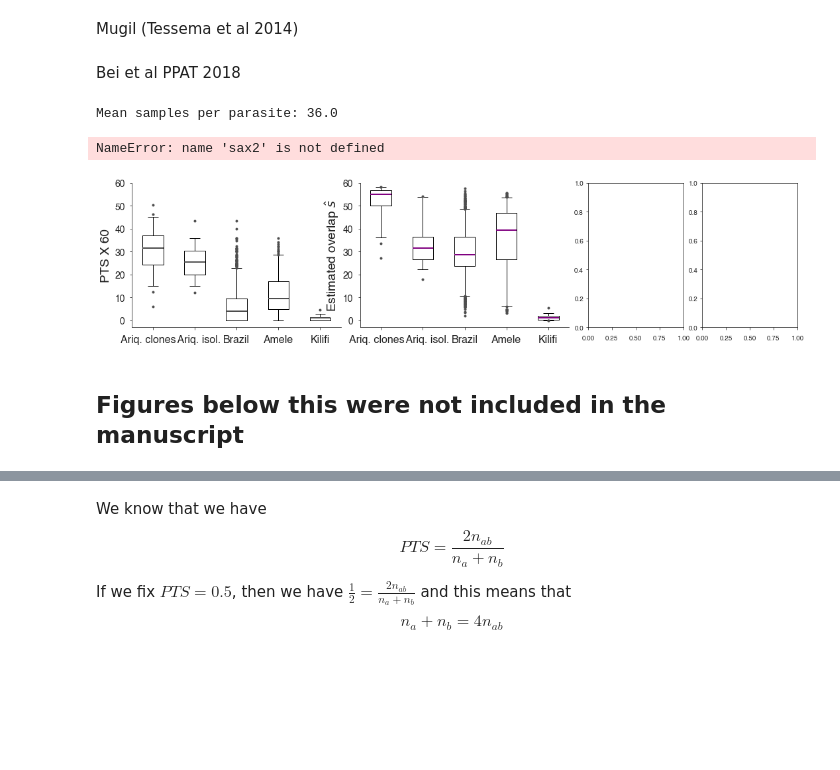
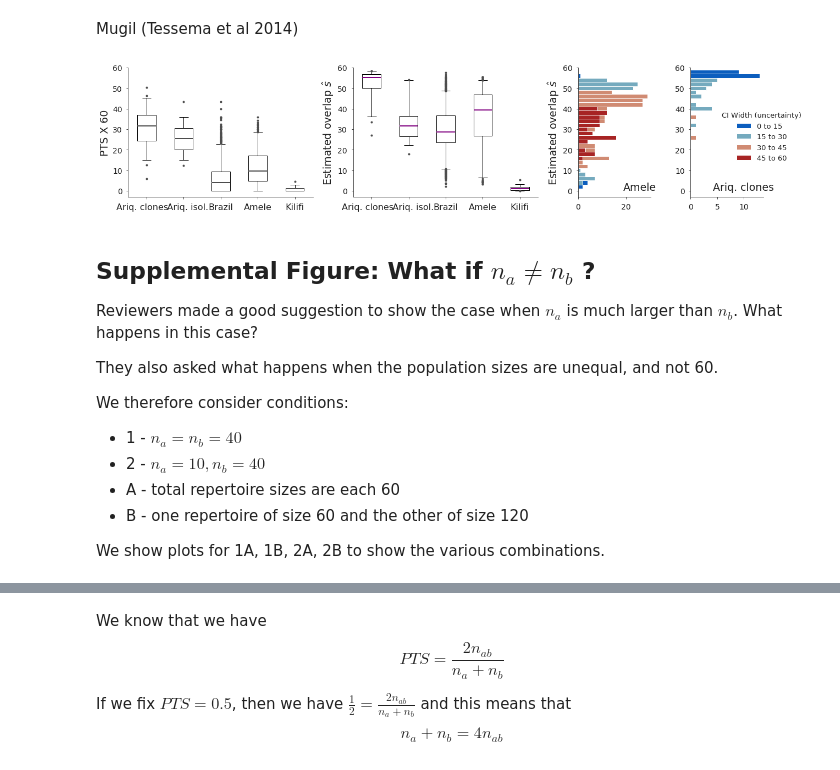
Before and after one commit to dblarremore/BayesianRepertoireOverlap, a Jupyter notebook: manuscriptCalculations.ipynb, the cells around one changed output, grey strips where cells are left out. Cells and saved outputs as stored; diff of their text form; code cells hidden in the pictures; blank space fills up the shorter version.

```diff
--- a/manuscriptCalculations.ipynb
+++ b/manuscriptCalculations.ipynb
@@ -18 +20,3 @@ import matplotlib.patches as patches
+# %%
+isSaveFigures = False
 # %% [markdown]
@@ -272,7 +317,7 @@ for idxa,na in enumerate(nas):
                alpha = 0.7,
               )
     ax.scatter(planted[idxa,:,:],pool*recovered_pts[idxa,:,:],
-               label='PTS',
+               label='S',
                c = [0.2,0.2,0.2],
                marker = 'x',
                s = 20,
@@ -288,5 +333,6 @@ for idxa,na in enumerate(nas):
     ax.xaxis.label.set_size(19)
     ax.text(1, 58, '{} samples'.format(na), fontsize=19,color=clr2[idxa])
     plt.tight_layout()
-plt.savefig('figures/fig3.pdf'.format(na))
+if isSaveFigures:
+    plt.savefig('figures/fig3.pdf'.format(na))
 # %% [output]
@@ -572,27 +622,6 @@ for a in np.arange(n):
 bro["mugil"] = np.array(dummy)
 pts["mugil"] = np.array(dummz)
 lci["mugil"] = np.array(dummp)
-# %% [markdown]
-Bei et al PPAT 2018
-# %%
-dfThies = pd.read_csv('data/bei_ppat.csv')
-n = len(dfThies)-1
-na = np.array(dfThies.loc[n].apply(lambda x: 60 if x>60 else x)).astype(int)
-nab = dfThies.values.astype(int)
-dummy = []
-dummz = []
-dummp = []
-for a in np.arange(n):
-    for b in np.arange(a+1,n-1):
-        dummy.append(shat[na[a],na[b],nab[a,b]])
-        dummz.append(60*2*nab[a,b]/(na[a]+na[b]))
-        dummp.append(lenci(na[a],na[b],nab[a,b]))
-bro["thies"] = np.array(dummy)
-pts["thies"] = np.array(dummz)
-lci["thies"] = np.array(dummp)
-print("Mean samples per parasite: {:.1f}".format(np.mean(na[:n])))
-# %% [output]
-Mean samples per parasite: 36.0
 # %%
 sc = 1
 thr = [61,61,15]
@@ -633,37 +662,49 @@ bxs = [ax8,ax9]
 
 samples = ["ame","ari"]
 names = ["Amele", "Ariq. clones"]
 ds=2
-subs = [sax2,sax3]
+subs = [ax8,ax9]
 for ids,sample in enumerate(samples):
     ax = bxs[ids]
     df = pd.DataFrame(data={"bro":bro[sample], "unc":lci[sample]})
     for idx,b in enumerate(bands):
         h = np.histogram(df.loc[(df["unc"]>b[0]) & (df["unc"]<=b[1]),"bro"].values,
                          bins=(np.arange(0,63,ds)-0.5))[0]
         ax.barh(np.arange(0,61,ds),h,2,color=clr3[idx+1],
                 edgecolor='white',label="{} to {}".format(b[0],b[1]))
     if ids==0:
         finalize(ax,ignoreLegend=True)
     else:
         finalize(ax,ignoreLegend=True)
-        leg = ax.legend(frameon=False,title="CI Width",
+        leg = ax.legend(frameon=False,title="CI Width (uncertainty)",
                         loc=[0.39,0.25],
                         fontsize=13)
         plt.setp(leg.get_title(),fontsize=13)
     ax.yaxis.label.set_size(19)
     ax.xaxis.label.set_size(19)
     ax.set_ylim(ax1.get_ylim())
 
 yscale = ax9.get_ylim()
 ax8.set_ylabel(ax2.get_ylabel())
 ax8.text(0.62*ax8.get_xlim()[1],0.05*(yscale[1]-yscale[0])+yscale[0],"{}".format(names[0]),size=19)
 ax9.text(0.31*ax9.get_xlim()[1],0.05*(yscale[1]-yscale[0])+yscale[0],"{}".format(names[1]),size=19)
 
 fig.tight_layout()
-plt.savefig('figures/fig5.pdf')
+if isSaveFigures:
+    plt.savefig('figures/fig5.pdf')
 # %% [output]
-NameError: name 'sax2' is not defined
-[figure, old version]
+[figure, new version]
-# %% [markdown]
-## Figures below this were not included in the manuscript
+# %% [markdown]
+## Supplemental Figure: What if $n_a \neq n_b$ ?
+
+Reviewers made a good suggestion to show the case when $n_a$ is much larger than $n_b$. What happens in this case?
+
+They also asked what happens when the population sizes are unequal, and not 60.
+
+We therefore consider conditions:
+- 1 - $n_a = n_b = 40$
+- 2 - $n_a=10, n_b=40$
+- A - total repertoire sizes are each 60
+- B - one repertoire of size 60 and the other of size 120
+
+We show plots for 1A, 1B, 2A, 2B to show the various combinations.
```
Also changed, not shown: parts of 40 cells of this notebook, 4 other files.
